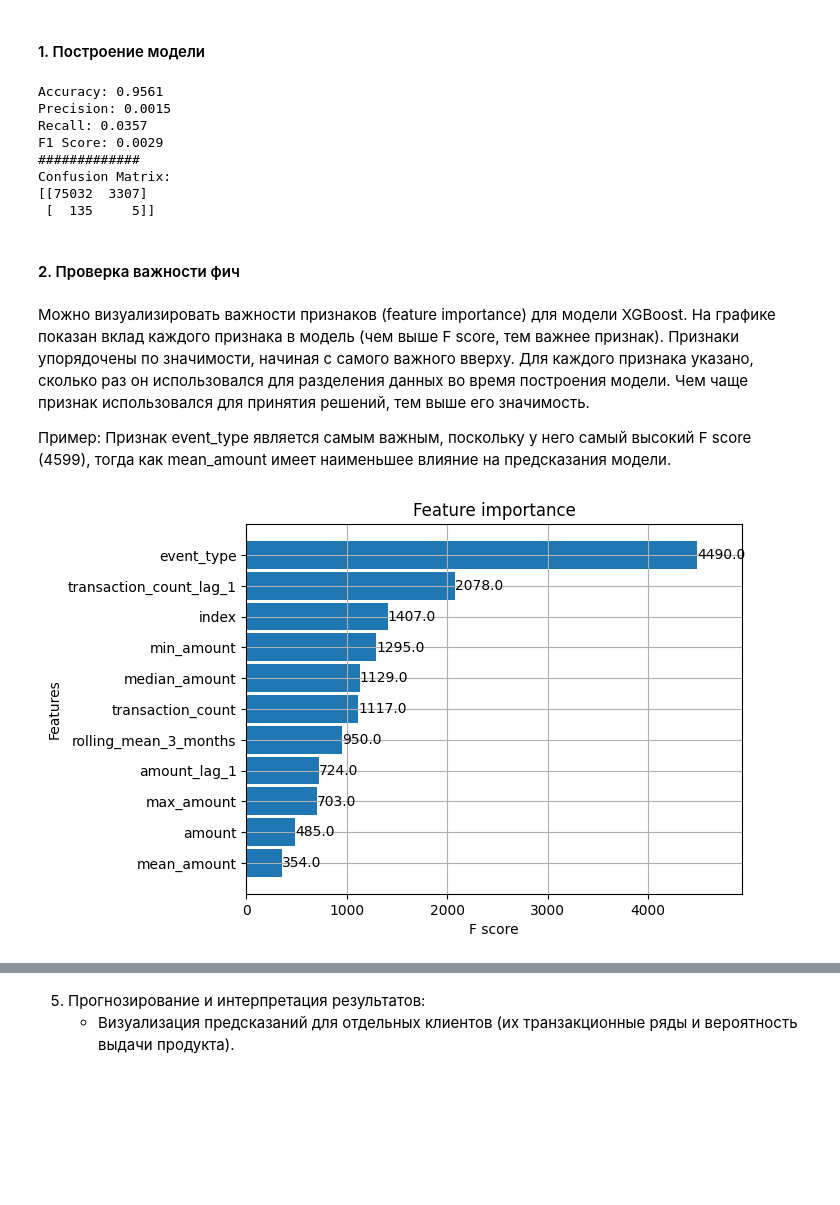
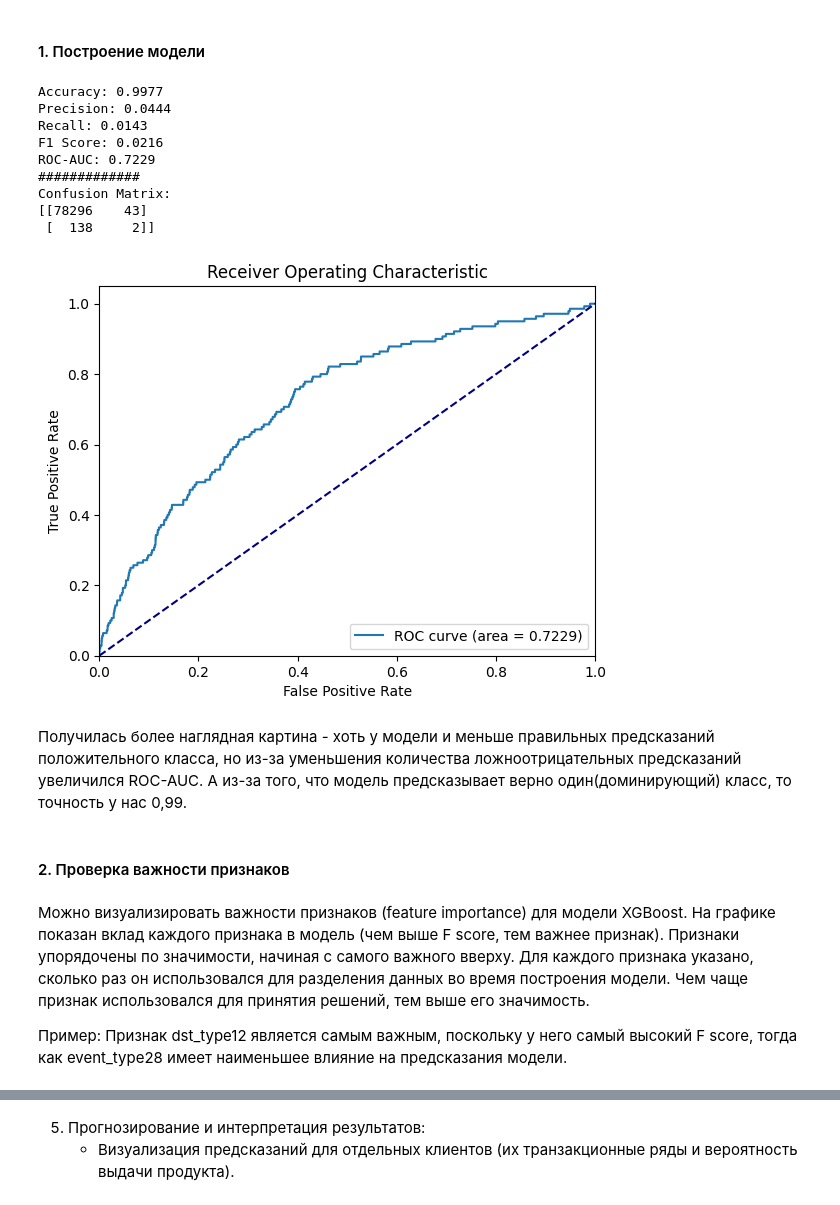
Before and after one commit to tararonis/ts-seminar, a Jupyter notebook: ts-seminar.ipynb, the cells around one changed output, grey strips where cells are left out. Drawn from its saved outputs; the diff is of its cells as text; code cells hidden in the pictures; blank space fills up the shorter version.

```diff
--- a/ts-seminar.ipynb
+++ b/ts-seminar.ipynb
@@ -826,9 +917,9 @@ def run_xgboost_with_balancing(train, test, target_col_name):
         eval_metric='logloss',
         use_label_encoder=False,
         random_state=42,
-        n_estimators=500,
+        n_estimators=1000,
         learning_rate=0.01,
-        max_depth=5,
+        max_depth=40,
         early_stopping_rounds=10
     )
 
@@ -836,50 +927,66 @@ def run_xgboost_with_balancing(train, test, target_col_name):
     model.fit(X_train_balanced, y_train_balanced,
               eval_set=[(X_test, y_test)],
               verbose=False)
 
     # Делаем предсказания на тестовых данных
     y_pred = model.predict(X_test)
+    y_pred_proba = model.predict_proba(X_test)[:, 1]  # Предсказанные вероятности для класса 1
 
     # Вычисляем метрики
     accuracy = accuracy_score(y_test, y_pred)
     precision = precision_score(y_test, y_pred, average='binary')
     recall = recall_score(y_test, y_pred, average='binary')
     f1 = f1_score(y_test, y_pred, average='binary')
+    roc_auc = roc_auc_score(y_test, y_pred_proba)
 
     # Построение матрицы путаницы
     cm = confusion_matrix(y_test, y_pred)
 
     # Выводим метрики
     print(f"Accuracy: {accuracy:.4f}")
     print(f"Precision: {precision:.4f}")
     print(f"Recall: {recall:.4f}")
     print(f"F1 Score: {f1:.4f}")
+    print(f"ROC-AUC: {roc_auc:.4f}")
     print(f"#############")
     print(f"Confusion Matrix:\n{cm}")
 
-    return model, accuracy, precision, recall, f1
+    # Построение ROC-кривой
+    fpr, tpr, _ = roc_curve(y_test, y_pred_proba)
+    plt.figure()
+    plt.plot(fpr, tpr, label=f'ROC curve (area = {roc_auc:.4f})')
+    plt.plot([0, 1], [0, 1], color='navy', linestyle='--')
+    plt.xlim([0.0, 1.0])
+    plt.ylim([0.0, 1.05])
+    plt.xlabel('False Positive Rate')
+    plt.ylabel('True Positive Rate')
+    plt.title('Receiver Operating Characteristic')
+    plt.legend(loc="lower right")
+    plt.show()
+
+    return model
 
 # Пример использования:
 train, test = get_train_test_split('target_1', grouped_trx, targets)
-model, accuracy, precision, recall, f1 = run_xgboost_with_balancing(train, test, 'target_1')
+model = run_xgboost_with_balancing(train, test, 'target_1')
 # %% [output]
-Accuracy: 0.9561
-Precision: 0.0015
-Recall: 0.0357
-F1 Score: 0.0029
+Accuracy: 0.9977
+Precision: 0.0444
+Recall: 0.0143
+F1 Score: 0.0216
+ROC-AUC: 0.7229
 #############
 Confusion Matrix:
-[[75032  3307]
- [  135     5]]
+[[78296    43]
+ [  138     2]]
+[figure, added]
+# %% [markdown]
+Получилась более наглядная картина - хоть у модели и меньше правильных предсказаний положительного класса, но из-за уменьшения количества ложноотрицательных  предсказаний увеличился ROC-AUC. А из-за того, что модель предсказывает верно один(доминирующий) класс, то точность у нас 0,99.
 # %% [markdown]
-#### 2. Проверка важности фич
+#### 2. Проверка важности признаков
 # %% [markdown]
 Можно визуализировать важности признаков (feature importance) для модели XGBoost. На графике показан вклад каждого признака в модель (чем выше F score, тем важнее признак).
 Признаки упорядочены по значимости, начиная с самого важного вверху.
 Для каждого признака указано, сколько раз он использовался для разделения данных во время построения модели. Чем чаще признак использовался для принятия решений, тем выше его значимость.
 
-Пример: Признак event_type является самым важным, поскольку у него самый высокий F score (4599), тогда как mean_amount имеет наименьшее влияние на предсказания модели.
+Пример: Признак dst_type12 является самым важным, поскольку у него самый высокий F score, тогда как event_type28 имеет наименьшее влияние на предсказания модели.
-# %%
-_ = plot_importance(model, height=0.9)
-# %% [output]
-[figure, removed]
```
Also changed, not shown: parts of 63 cells of this notebook.
